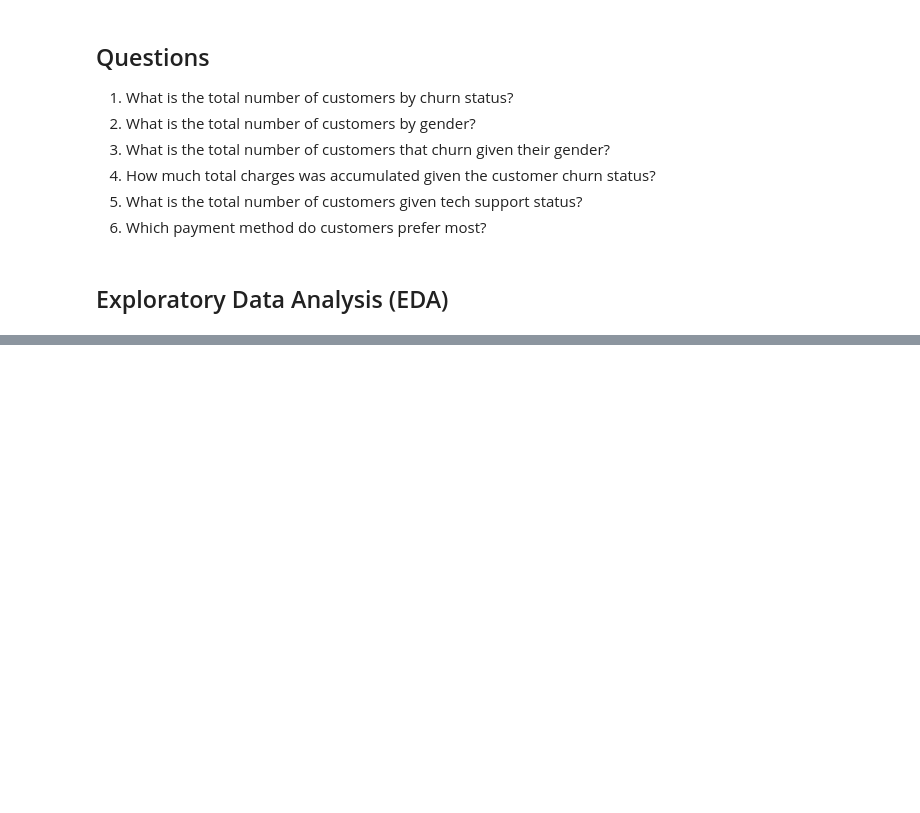
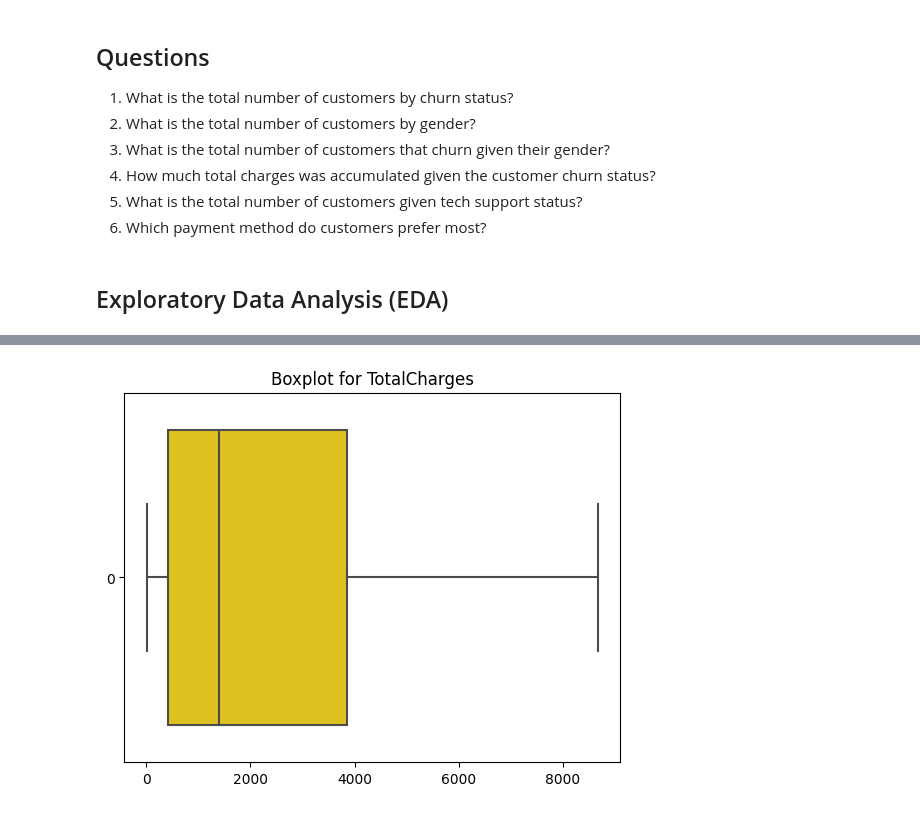
Before and after one commit to pk-aduyaw/Customer_Churn_Classification_Project, a Jupyter notebook: customer_churn_classification_model_project.ipynb, the cells around one changed output, grey strips where cells are left out. Saved outputs shown, nothing was run; the diff lists cells and outputs as text; code cells hidden in the pictures; blank space fills up the shorter version.

```diff
--- a/customer_churn_classification_model_project.ipynb
+++ b/customer_churn_classification_model_project.ipynb
@@ -159,0 +430,6 @@ full_model_df.describe(include='object').T
+# %%
+sns.boxplot(full_model_df['TotalCharges'], orient='horizontal', color='gold')
+plt.title('Boxplot for TotalCharges')
+plt.show()
+# %% [output]
+[figure, added]
```
Also changed, not shown: parts of 76 cells of this notebook.
